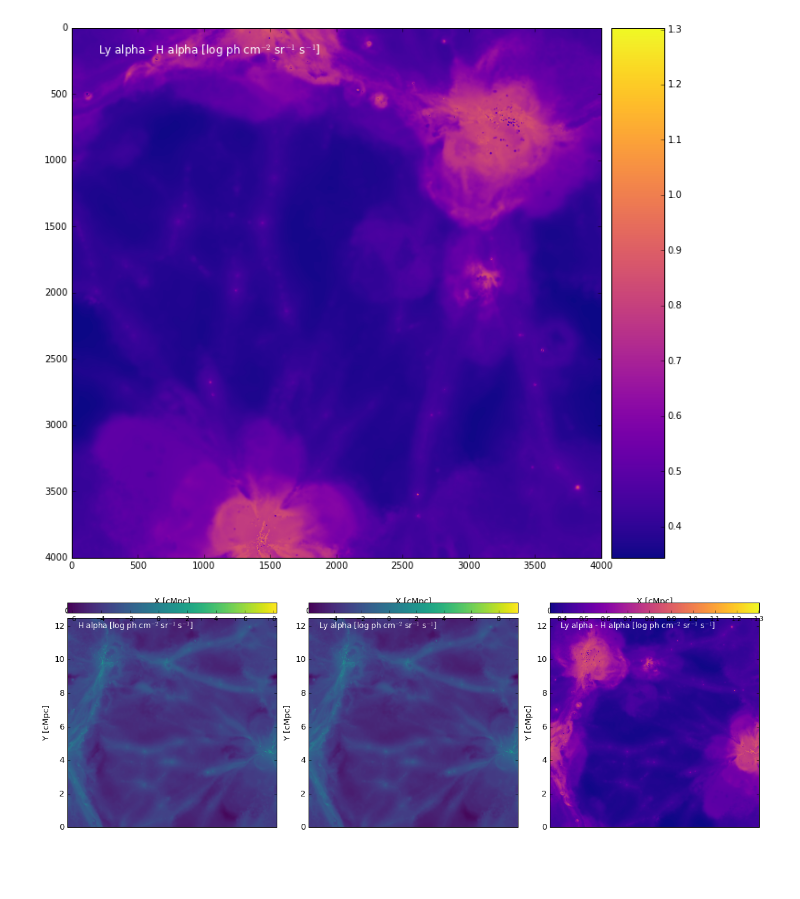
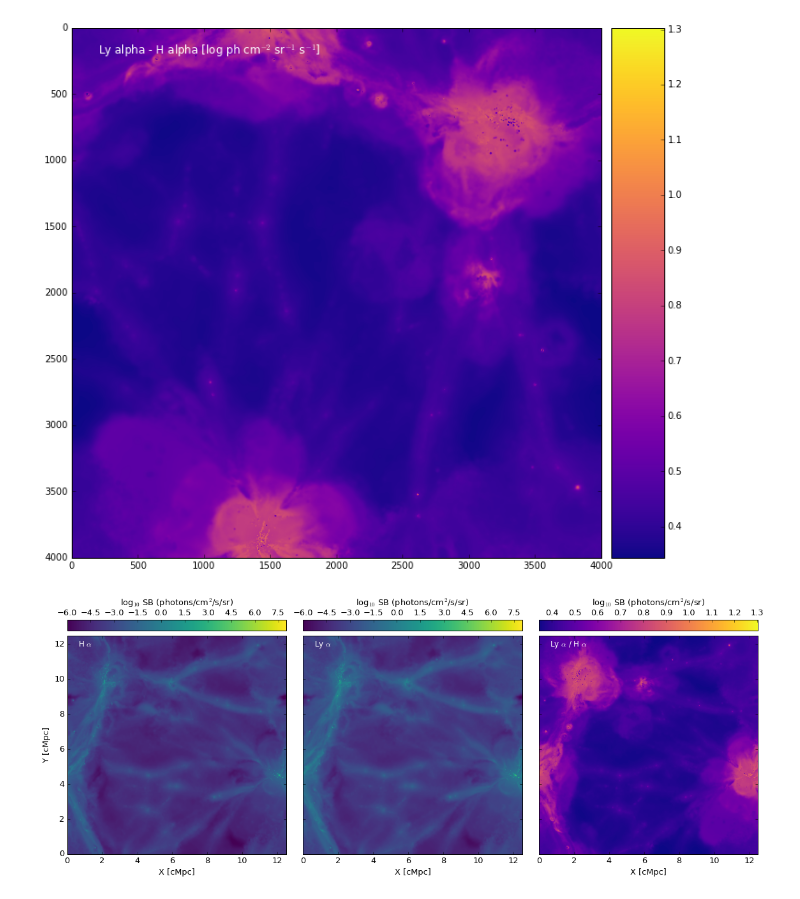
Before and after one commit to lokhorst/HalphaScripts, a Jupyter notebook: EagleSimScripts/EAGLE_Lyalpha_vs_Halpha.ipynb, the cells around one changed output. Saved outputs shown, nothing was run; the diff lists cells and outputs as text; code cells hidden in the pictures; blank space fills up the shorter version.

Commit message:
edits to the three plot comparison to make it nice looking

```diff
--- a/EagleSimScripts/EAGLE_Lyalpha_vs_Halpha.ipynb
+++ b/EagleSimScripts/EAGLE_Lyalpha_vs_Halpha.ipynb
@@ -86,53 +86,64 @@ plt.savefig('lyalphaminushalpha.png')
 # %% [output]
 [figure]
 # %%
-def pltimg(data_FOV,ax,xystarts,size,label=None,colmap = 'viridis',colorbar=True,labelaxes=True):
+def pltimg(data_FOV,ax,xystarts,size,label=None,colmap = 'viridis',colorbar=True,labelaxes=True,Vmin=None,Vmax=None):
     ax.patch.set_facecolor(cm.get_cmap(colmap)(0.)) # sets background color to lowest color map value
     img = ax.imshow(data_FOV.T,extent=(xystarts[0],xystarts[0]+size[0],xystarts[1],xystarts[1]+size[1]),\
-                    origin='lower', cmap=cm.get_cmap(colmap),interpolation='nearest')
+                    origin='lower', cmap=cm.get_cmap(colmap),interpolation='nearest',vmin=Vmin,vmax=Vmax)
+    clabel = r'log$_{10}$ SB (photons/cm$^2$/s/sr)'
+
     if labelaxes:
         fontsize=13
         ax.set_xlabel(r'X [cMpc]',fontsize=fontsize)
         ax.set_ylabel(r'Y [cMpc]',fontsize=fontsize)
         ax.locator_params(axis='y', nticks=3)
         ax.tick_params(labelsize=fontsize) #,top=True,labeltop=True)
-        ax.xaxis.set_label_position('top')
-        ax.xaxis.tick_top()
+       # ax.xaxis.set_label_position('top')
+       # ax.xaxis.tick_top()
     else:
         ax.set_yticklabels([])
         ax.set_xticklabels([])
         ax.set_xticks([])
         ax.set_yticks([])
     if colorbar:
         div = axgrid.make_axes_locatable(ax)
         cax = div.append_axes("top",size="5%",pad=0.1)
         cbar = plt.colorbar(img, cax=cax,orientation='horizontal')
-
+        cbar.ax.set_xlabel(r'%s' % (clabel), fontsize=fontsize)
+        cbar.ax.tick_params(labelsize=fontsize)
+        cbar.ax.xaxis.set_label_position('top')
+        cbar.ax.xaxis.tick_top()
+       # cax = div.append_axes("right",size="5%",pad=0.1)
+       # cbar = plt.colorbar(img, cax=cax,orientation='vertical')
     if label is not None:
         ax.text(0.0,0.9,label,transform=ax.transAxes,color='white',fontsize=9)
 
 fig,(ax1,ax2,ax3) = plt.subplots(1,3,figsize=(16,16))
 
-#img = ax1.imshow(datahalpha,cmap='viridis')
-pltimg(datahalpha,ax1,[0,0],[12.5,12.5],label=None,colmap = 'viridis',colorbar=True,labelaxes=True)
-#pltcolourbar(img,ax1)
-plt.text(0.05,0.95,r'H alpha [log ph cm$^{-2}$ sr$^{-1}$ s$^{-1}$]',transform=ax1.transAxes,\
+Vmin=-6; Vmax=8
+pltimg(datahalpha,ax1,[0,0],[12.5,12.5],label=None,colmap = 'viridis',colorbar=True,labelaxes=True,
+       Vmin=Vmin,Vmax=Vmax)
+plt.text(0.05,0.95,r'H $\alpha$',transform=ax1.transAxes,\
          horizontalalignment='left',color='white',fontsize=12)
 
-#img = ax2.imshow(datalyalpha,cmap='viridis')
-pltimg(datalyalpha,ax2,[0,0],[12.5,12.5],label=None,colmap = 'viridis',colorbar=True,labelaxes=True)
-#pltcolourbar(img,ax2)
-plt.text(0.05,0.95,'Ly alpha [log ph cm$^{-2}$ sr$^{-1}$ s$^{-1}$]',transform=ax2.transAxes,\
+pltimg(datalyalpha,ax2,[0,0],[12.5,12.5],label=None,colmap = 'viridis',colorbar=True,labelaxes=True,
+       Vmin=Vmin,Vmax=Vmax)
+plt.text(0.05,0.95,r'Ly $\alpha$ ',transform=ax2.transAxes,\
          horizontalalignment='left',color='white',fontsize=12)
 
-#img = ax3.imshow(datalyalpha-datahalpha,cmap='plasma')
-#pltcolourbar(img,ax3)
 pltimg(datalyalpha-datahalpha,ax3,[0,0],[12.5,12.5],label=None,colmap = 'plasma',colorbar=True,labelaxes=True)
-plt.text(0.05,0.95,'Ly alpha - H alpha [log ph cm$^{-2}$ sr$^{-1}$ s$^{-1}$]',transform=ax3.transAxes,horizontalalignment='left',color='white',fontsize=12)
+plt.text(0.05,0.95,r'Ly $\alpha$ / H $\alpha$',transform=ax3.transAxes,horizontalalignment='left',color='white',fontsize=12)
 # log( a/b ) = log(a) - log(b)
+
+ax2.set_yticklabels([])
+ax2.set_ylabel('')
+ax3.set_yticklabels([])
+ax3.set_ylabel('')
+
+fig.subplots_adjust( wspace=0.)
 
 plt.tight_layout()
 
 plt.savefig('lyalphahalpha_threeplotcomparison.png')
 # %% [output]
-[figure, old version]
+[figure, new version]
```
Also changed, not shown: 2 other files.
